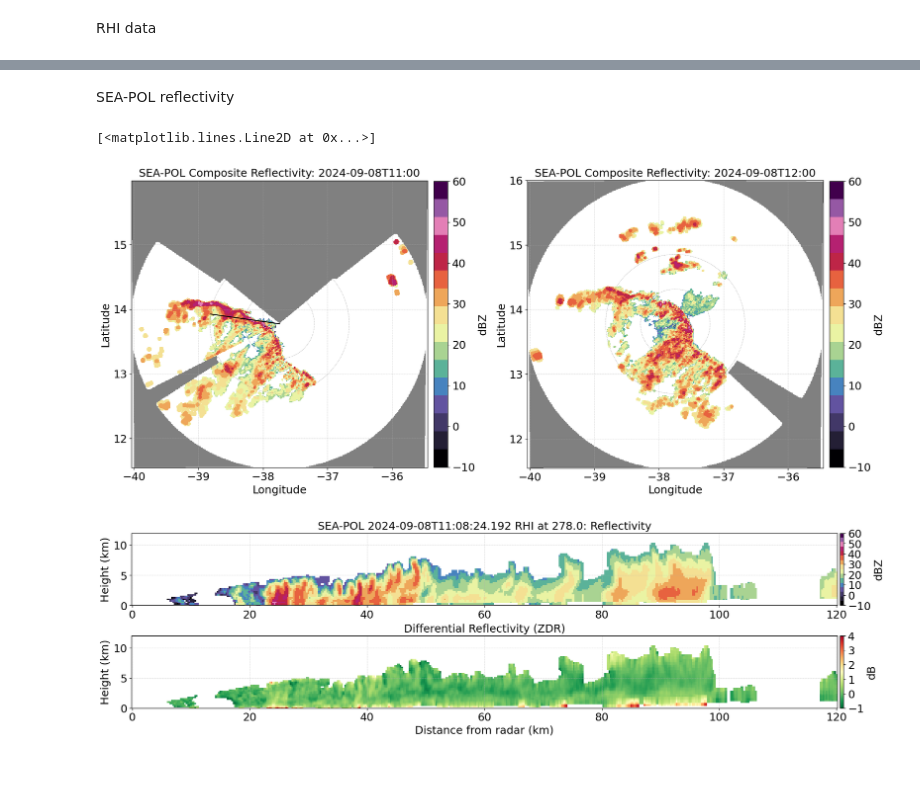
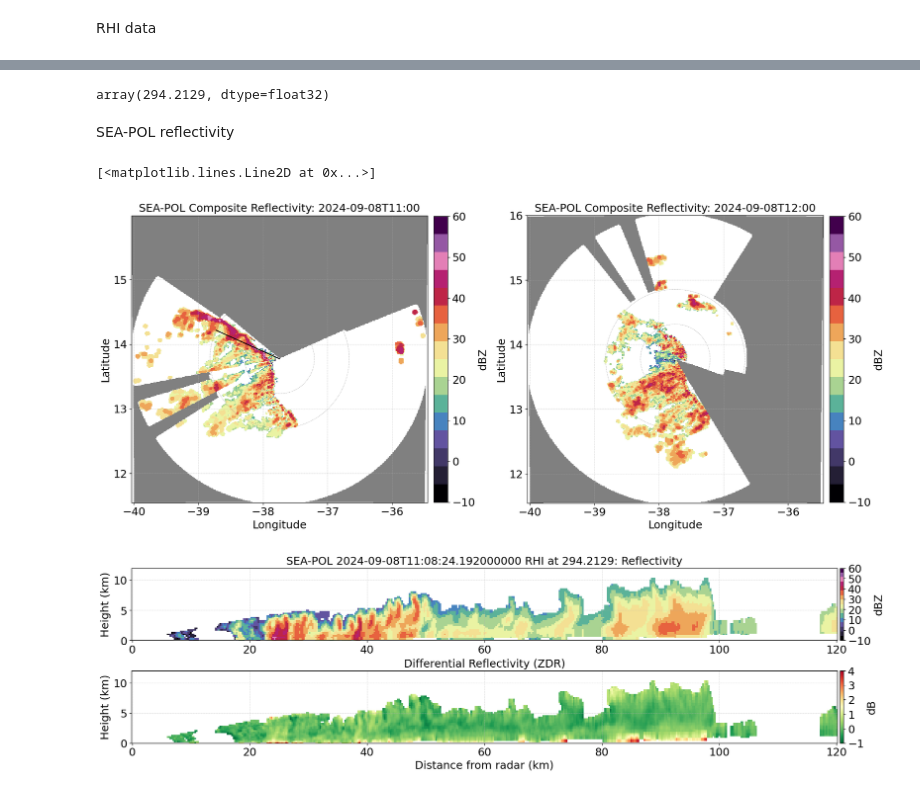
Before and after one commit to hansmsc90/bowtie_data_paper, a Jupyter notebook: scripts/plot_seapol_case.ipynb, the cells around one changed output, grey strips where cells are left out. Drawn from its saved outputs; the diff is of its cells as text; code cells hidden in the pictures.

```diff
--- a/scripts/plot_seapol_case.ipynb
+++ b/scripts/plot_seapol_case.ipynb
@@ -54,10 +54,10 @@ time2 = np.datetime64('2024-09-08T14:00')
 time_map1 = np.datetime64('2024-09-08T11:00')
 time_map2 = np.datetime64('2024-09-08T12:00')
 
-time_RHI = np.datetime64('2024-09-08T11:08:24.192') #start time for 278 azimuth at 11:08
+time_RHI = np.datetime64('2024-09-08T11:08:24.192') #start time for (real-time 278 = corrected 294.3 azimuth at 11:08
 #time_RHI = np.datetime64('2024-09-03T16:09')
-az_RHI = 278.0
+az_RHI = 294.3
 #az_RHI = 187.0
-RHI_fname = '/huracan/tank4/cornell/ORCESTRA/sea-pol/qc_data/level4b/PICCOLO_level4b_rhi_2D.nc'
+RHI_fname = '/huracan/tank4/cornell/ORCESTRA/sea-pol/qc_data/level4v1.2/PICCOLO_level4_rhi_2D.nc'
 #RHI_fname= '/huracan/tank4/cornell/ORCESTRA/sea-pol/qc_data/level4a/rhi/20240908/gridded_rhi_20240908_1108_278.0.nc' #start = 2024-09-08T11:08:24.192
 #RHI_fname = '/huracan/tank4/cornell/ORCESTRA/sea-pol/qc_data/level4a/rhi/20240903/gridded_rhi_20240903_1609_187.0.nc'
@@ -120,19 +117,21 @@ rhi_KDP = rhi_KDP.where(rhi_KDP != -9999, np.nan)
+# %%
+rhi.azimuth[index_rhi].values
+# %% [output]
+array(294.2129, dtype=float32)
 # %% [markdown]
 SEA-POL reflectivity
 # %%
 #Load data
 #seapol = xr.open_dataset('/huracan/tank4/cornell/ORCESTRA/sea-pol/qc_data/level4a/gridded_rainrate/PICCOLO_gridded_rainrate_all.nc')
 #seapol = xr.open_dataset('/huracan/tank4/cornell/ORCESTRA/sea-pol/qc_data/level4b/PICCOLO_level4b_rainrate_2D.nc')
-seapol = xr.open_dataset('/huracan/tank4/cornell/ORCESTRA/sea-pol/qc_data/level4b/PICCOLO_level4b_composite_2D.nc')
+seapol = xr.open_dataset('/huracan/tank4/cornell/ORCESTRA/sea-pol/qc_data/level4v1.2/PICCOLO_level4_composite_2D.nc')
 
 #Find indices
 index_map1 = np.abs(pd.to_datetime(seapol.time) - time_map1).argmin()
 index_map2 = np.abs(pd.to_datetime(seapol.time) - time_map2).argmin()
-index_map = np.abs(pd.to_datetime(seapol.time) - time_map).argmin()
 
 map1 = seapol.DBZ[index_map1,:,:]
 map2 = seapol.DBZ[index_map2,:,:]
-map = seapol.DBZ[index_map,:,:]
 # %%
 # Make plot
 fig, axs = plt.subplots(1,2, figsize=(18, 8),layout="constrained")  # 1 row, 2 column
@@ -174,35 +173,35 @@ axs[0].grid(True, which='both', linestyle='--', linewidth=0.5, alpha=0.7)
 # Add grid lines to the second subplot
 axs[1].grid(True, which='both', linestyle='--', linewidth=0.5, alpha=0.7)
 
 # Add 120 km circle
 axs[0].add_patch(plt.Circle((map1.longitude[245,245], map1.latitude[245,245]), 120/111.32, color='gray', alpha = 0.7,fill=False, linestyle='--', linewidth=0.5))
 axs[1].add_patch(plt.Circle((map2.longitude[245,245], map2.latitude[245,245]), 120/111.32, color='gray', alpha = 0.7,fill=False, linestyle='--', linewidth=0.5))
 
 # Add 60 km circle
 axs[0].add_patch(plt.Circle((map1.longitude[245,245], map1.latitude[245,245]), 60/111.32, color='gray', alpha = 0.7,fill=False, linestyle='--', linewidth=0.5))
 axs[1].add_patch(plt.Circle((map2.longitude[245,245], map2.latitude[245,245]), 60/111.32, color='gray', alpha = 0.7,fill=False, linestyle='--', linewidth=0.5))
 
 # Add azimuth line
 # Radar center (latitude and longitude)
 center_lat = map1.latitude[245, 245]  # Replace with the radar's latitude
 center_lon = map1.longitude[245, 245]  # Replace with the radar's longitude
 
 # Azimuth in degrees
-azimuth = 278
+azimuth = rhi.azimuth[index_rhi].values
 
 # Define the radius of the line (e.g., 120 km)
 radius_km = 120
 radius_deg = radius_km / 111.32  # Convert km to degrees (approximation)
 
 # Calculate the endpoint of the line
 end_lat = center_lat + radius_deg * np.cos(np.radians(azimuth))
 end_lon = center_lon + radius_deg * np.sin(np.radians(azimuth))
 
 # Draw the line on the first subplot
 axs[0].plot([center_lon, end_lon], [center_lat, end_lat], color='black', linestyle='-', linewidth=1.5)
 # %% [output]
 [<matplotlib.lines.Line2D at 0x...>]
-[figure, old version]
+[figure, new version]
 # %%
 fig, axs = plt.subplots(2,1, figsize=(18, 5),layout="constrained")  # 2 rows, 1 column
 
@@ -214,7 +213,7 @@ cbar.set_ticks(np.linspace(-10,60,8))
 cbar.ax.set_ylabel('dBZ', fontsize=18)
 
 axs[0].set_ylim(0,12)
-axs[0].set_title('SEA-POL '+str(time_RHI)+' RHI at '+str(az_RHI)+': Reflectivity',fontsize=18)
+axs[0].set_title('SEA-POL '+str(rhi.start_time[index_rhi].values)+' RHI at '+str(rhi.azimuth[index_rhi].values)+': Reflectivity',fontsize=18)
 axs[0].set_ylabel('Height (km)', fontsize=18)
 #axs[0].set_xlabel('Distance from radar (km)',fontsize=18)
 axs[0].tick_params(axis='both',labelsize=18)
@@ -236,4 +235,4 @@ axs[1].set_xlabel('Distance from radar (km)',fontsize=18)
 axs[1].tick_params(axis='both',labelsize=18)
 axs[1].grid(True, which='both', linestyle='--', linewidth=0.5, alpha=0.7)
 # %% [output]
-[figure, old version]
+[figure, new version]
```
Also changed, not shown: parts of 4 cells of this notebook, 5 other files.
